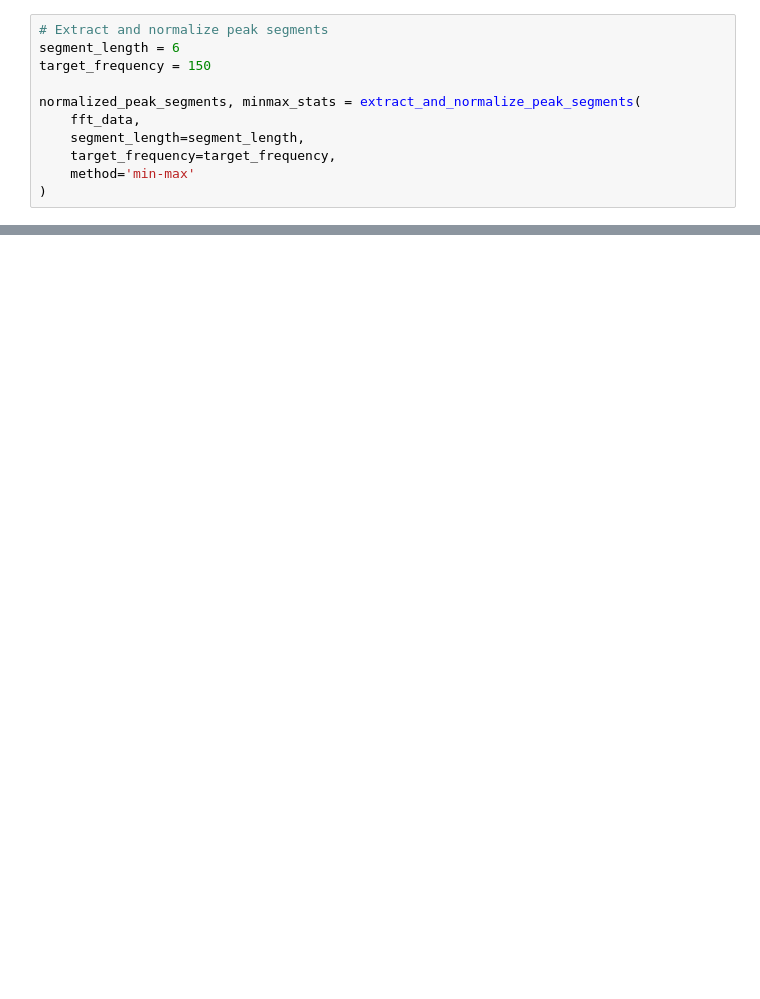
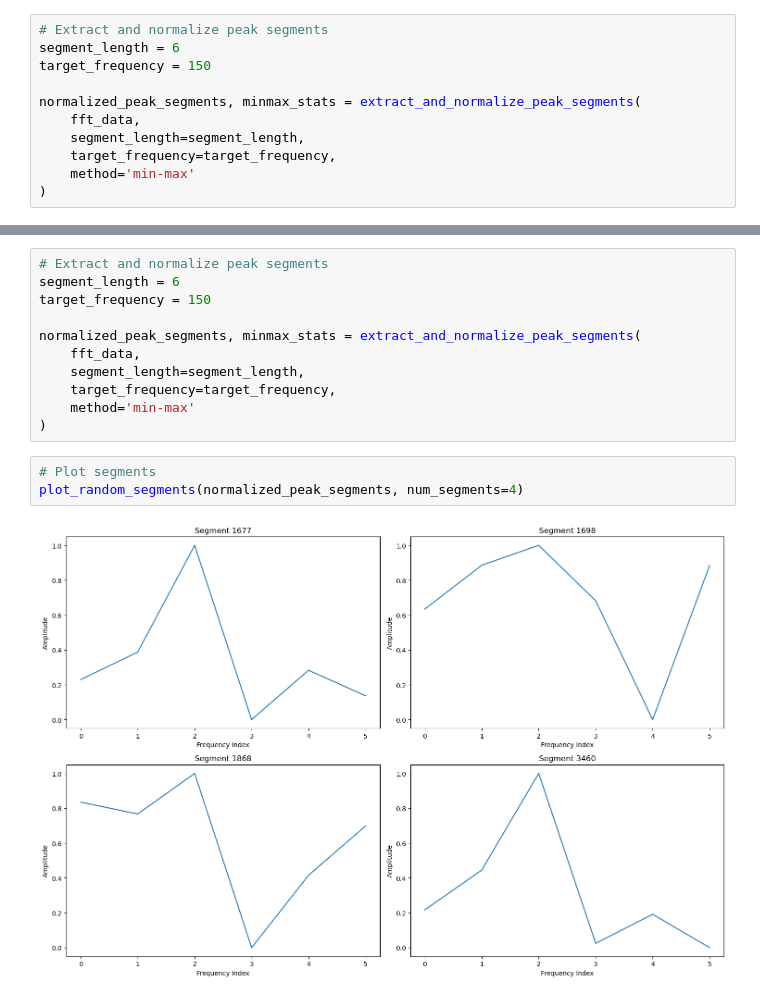
Before and after one commit to xndrleib/Motor-Fault-Detection, a Jupyter notebook: notebooks/Data Preprocessing.ipynb, the cells around one changed output, grey strips where cells are left out. Drawn from its saved outputs; the diff is of its cells as text; blank space fills up the shorter version.

```diff
--- a/notebooks/Data Preprocessing.ipynb
+++ b/notebooks/Data Preprocessing.ipynb
@@ -43,0 +85,16 @@ plot_random_segments(normalized_peak_segments)
+# %%
+# Extract and normalize peak segments
+segment_length = 6
+target_frequency = 150
+
+normalized_peak_segments, minmax_stats = extract_and_normalize_peak_segments(
+    fft_data,
+    segment_length=segment_length,
+    target_frequency=target_frequency,
+    method='min-max'
+)
+# %%
+# Plot segments
+plot_random_segments(normalized_peak_segments, num_segments=4)
+# %% [output]
+[figure, added]
```
Also changed, not shown: parts of 10 cells of this notebook.
